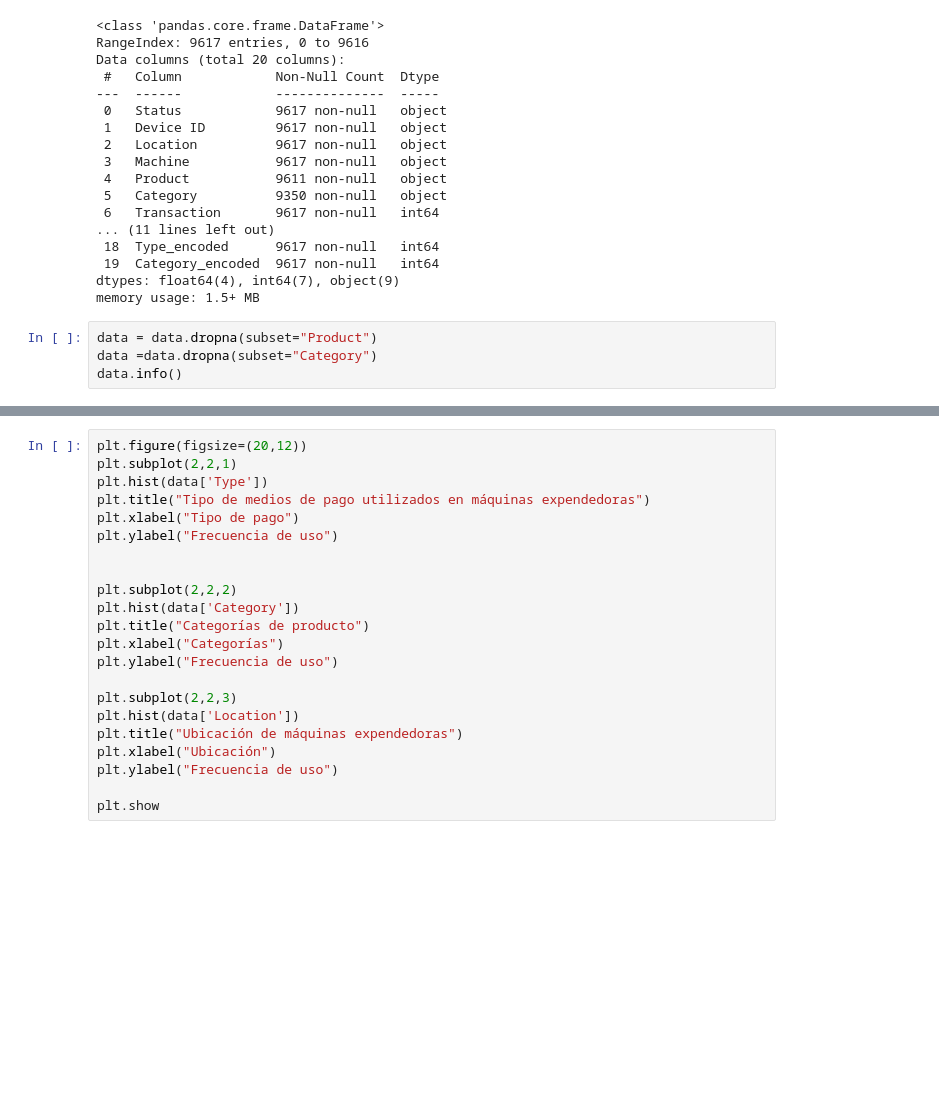
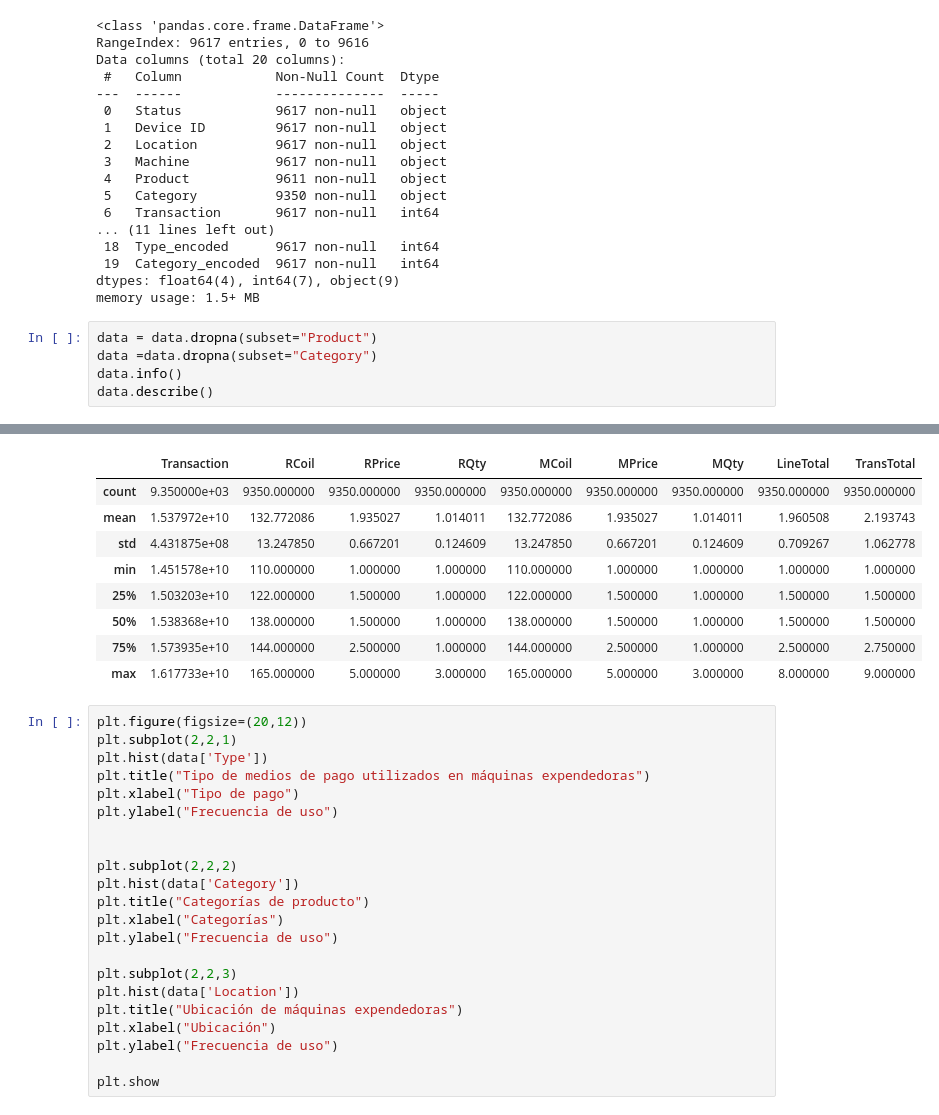
Before and after one commit to CLEONG123/Project, a Jupyter notebook: ProyectoDSParte1+Gonzalez.ipynb, the cells around one changed output, grey strips where cells are left out. Cells and saved outputs as stored; diff of their text form; blank space fills up the shorter version.

```diff
--- a/ProyectoDSParte1+Gonzalez.ipynb
+++ b/ProyectoDSParte1+Gonzalez.ipynb
@@ -63,6 +78,7 @@ memory usage: 1.5+ MB
 data = data.dropna(subset="Product")
 data =data.dropna(subset="Category")
 data.info()
+data.describe()
 # %% [output]
 <class 'pandas.core.frame.DataFrame'>
 Index: 9350 entries, 0 to 9616
@@ -84,3 +100,12 @@ memory usage: 1.5+ MB
+|  | Transaction | RCoil | RPrice | RQty | MCoil | MPrice | MQty | LineTotal | TransTotal |
+| count | 9.350000e+03 | 9350.000000 | 9350.000000 | 9350.000000 | 9350.000000 | 9350.000000 | 9350.000000 | 9350.000000 | 9350.000000 |
+| mean | 1.537972e+10 | 132.772086 | 1.935027 | 1.014011 | 132.772086 | 1.935027 | 1.014011 | 1.960508 | 2.193743 |
+| std | 4.431875e+08 | 13.247850 | 0.667201 | 0.124609 | 13.247850 | 0.667201 | 0.124609 | 0.709267 | 1.062778 |
+| min | 1.451578e+10 | 110.000000 | 1.000000 | 1.000000 | 110.000000 | 1.000000 | 1.000000 | 1.000000 | 1.000000 |
+| 25% | 1.503203e+10 | 122.000000 | 1.500000 | 1.000000 | 122.000000 | 1.500000 | 1.000000 | 1.500000 | 1.500000 |
+| 50% | 1.538368e+10 | 138.000000 | 1.500000 | 1.000000 | 138.000000 | 1.500000 | 1.000000 | 1.500000 | 1.500000 |
+| 75% | 1.573935e+10 | 144.000000 | 2.500000 | 1.000000 | 144.000000 | 2.500000 | 1.000000 | 2.500000 | 2.750000 |
+| max | 1.617733e+10 | 165.000000 | 5.000000 | 3.000000 | 165.000000 | 5.000000 | 3.000000 | 8.000000 | 9.000000 |
 # %%
 plt.figure(figsize=(20,12))
 plt.subplot(2,2,1)
```
Also changed, not shown: parts of 5 cells of this notebook.
